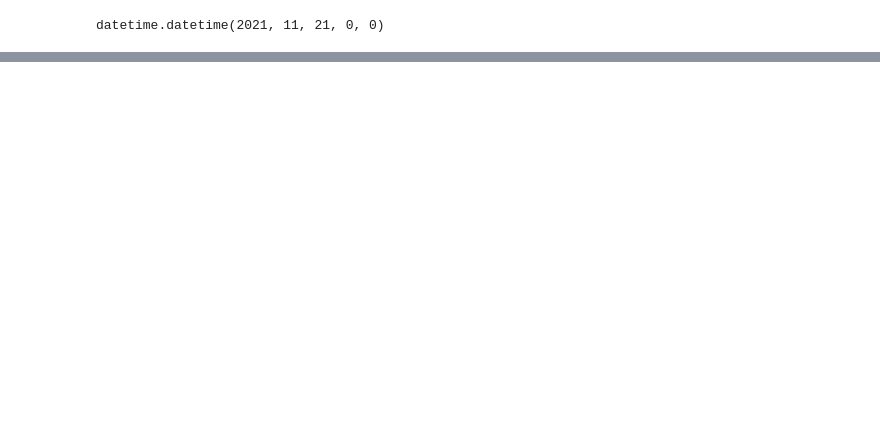
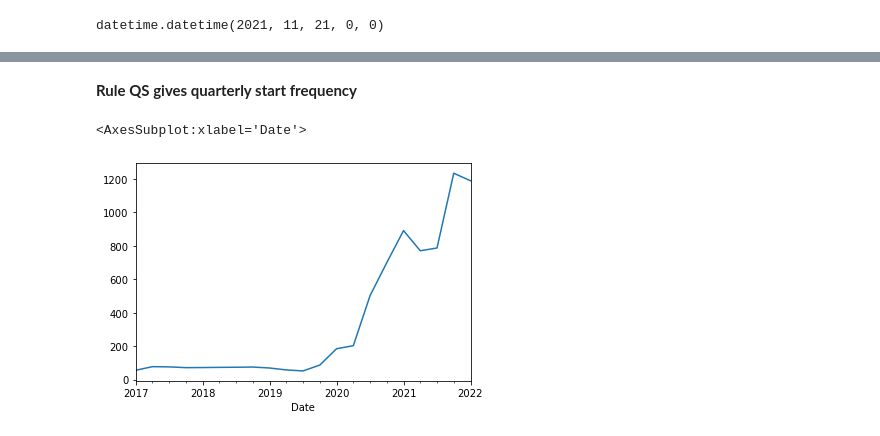
Before and after one commit to kirankaushalkopalley/Time-Series-EDA, a Jupyter notebook: Time Series EDA.ipynb, the cells around one changed output, grey strips where cells are left out. Cells and saved outputs as stored; diff of their text form; code cells hidden in the pictures; blank space fills up the shorter version.

```diff
--- a/Time Series EDA.ipynb
+++ b/Time Series EDA.ipynb
@@ -225,0 +286,7 @@ datetime.datetime(2021, 11, 21, 0, 0)
+# %% [markdown]
+**Rule QS gives quarterly start frequency**
+# %%
+df_tesla.resample(rule = 'QS').max()['Open'].plot()
+# %% [output]
+<AxesSubplot:xlabel='Date'>
+[figure, added]
```
Also changed, not shown: parts of 34 cells of this notebook.
